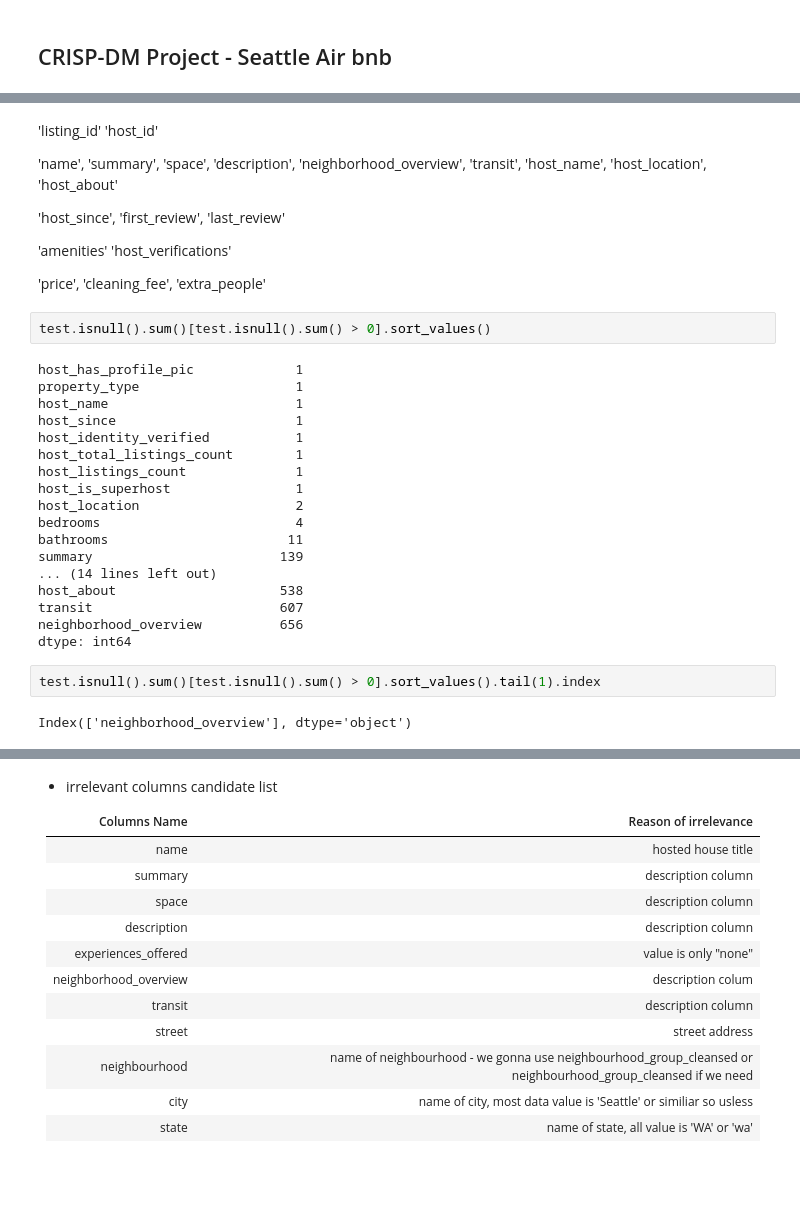
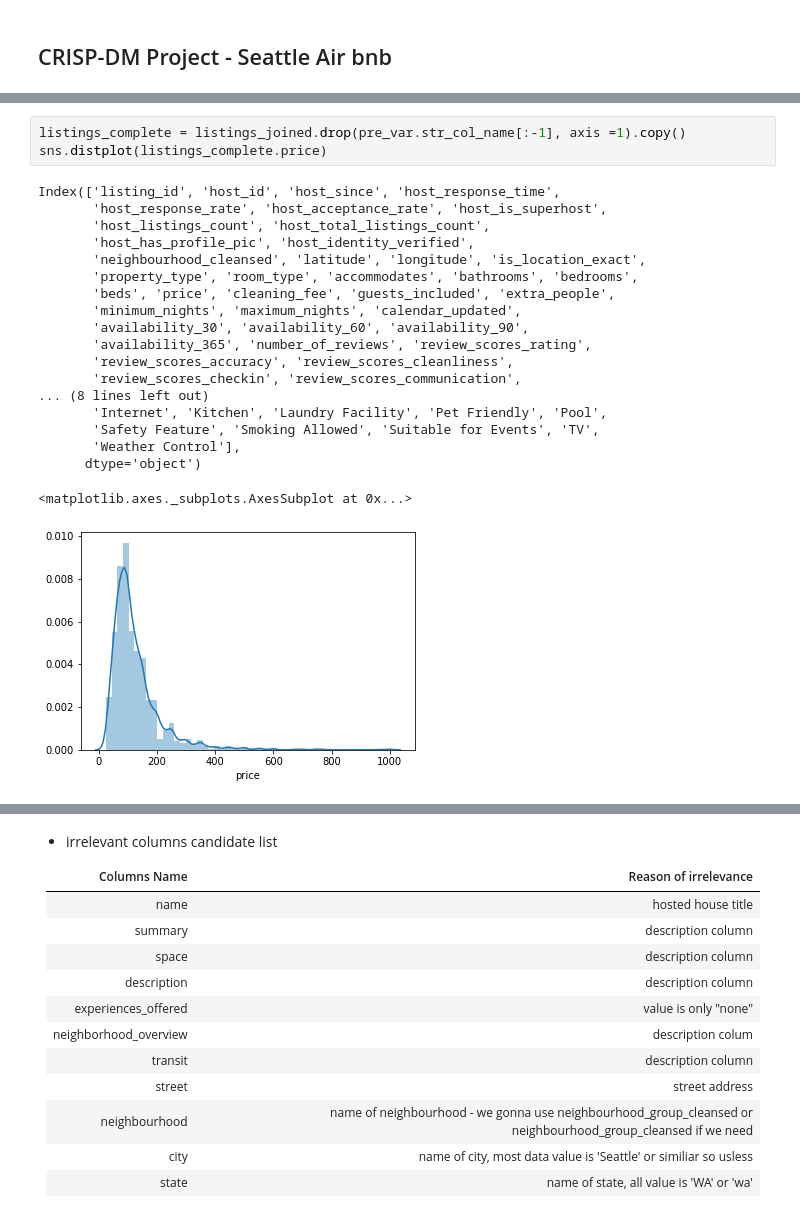
Before and after one commit to kimgaulojs/seattle_airbnb, a Jupyter notebook: Data Wrangling.ipynb, the cells around one changed output, grey strips where cells are left out. Cells and saved outputs as stored; diff of their text form; blank space fills up the shorter version.

```diff
--- a/Data Wrangling.ipynb
+++ b/Data Wrangling.ipynb
@@ -532,49 +143,24 @@ boolean
-# %% [markdown]
-'listing_id'
-'host_id'
-
-'name',
-'summary',
-'space',
-'description',
-'neighborhood_overview',
-'transit',
-'host_name',
-'host_location',
-'host_about'
-
-'host_since',
-'first_review',
-'last_review'
-
-'amenities'
-'host_verifications'
-
-'price',
-'cleaning_fee',
-'extra_people'
-# %%
-test.isnull().sum()[test.isnull().sum() > 0].sort_values()
-# %% [output]
-host_has_profile_pic             1
-property_type                    1
-host_name                        1
-host_since                       1
-host_identity_verified           1
-host_total_listings_count        1
-host_listings_count              1
-host_is_superhost                1
-host_location                    2
-bedrooms                         4
-bathrooms                       11
-summary                        139
-... (14 lines left out)
-host_about                     538
-transit                        607
-neighborhood_overview          656
-dtype: int64
-# %%
-test.isnull().sum()[test.isnull().sum() > 0].sort_values().tail(1).index
-# %% [output]
-Index(['neighborhood_overview'], dtype='object')
+# %%
+listings_complete = listings_joined.drop(pre_var.str_col_name[:-1], axis =1).copy()
+sns.distplot(listings_complete.price)
+# %% [output]
+Index(['listing_id', 'host_id', 'host_since', 'host_response_time',
+       'host_response_rate', 'host_acceptance_rate', 'host_is_superhost',
+       'host_listings_count', 'host_total_listings_count',
+       'host_has_profile_pic', 'host_identity_verified',
+       'neighbourhood_cleansed', 'latitude', 'longitude', 'is_location_exact',
+       'property_type', 'room_type', 'accommodates', 'bathrooms', 'bedrooms',
+       'beds', 'price', 'cleaning_fee', 'guests_included', 'extra_people',
+       'minimum_nights', 'maximum_nights', 'calendar_updated',
+       'availability_30', 'availability_60', 'availability_90',
+       'availability_365', 'number_of_reviews', 'review_scores_rating',
+       'review_scores_accuracy', 'review_scores_cleanliness',
+       'review_scores_checkin', 'review_scores_communication',
+... (8 lines left out)
+       'Internet', 'Kitchen', 'Laundry Facility', 'Pet Friendly', 'Pool',
+       'Safety Feature', 'Smoking Allowed', 'Suitable for Events', 'TV',
+       'Weather Control'],
+      dtype='object')
+<matplotlib.axes._subplots.AxesSubplot at 0x...>
+[figure, added]
 # %%
```
Also changed, not shown: parts of 50 cells of this notebook, 3 other files.
